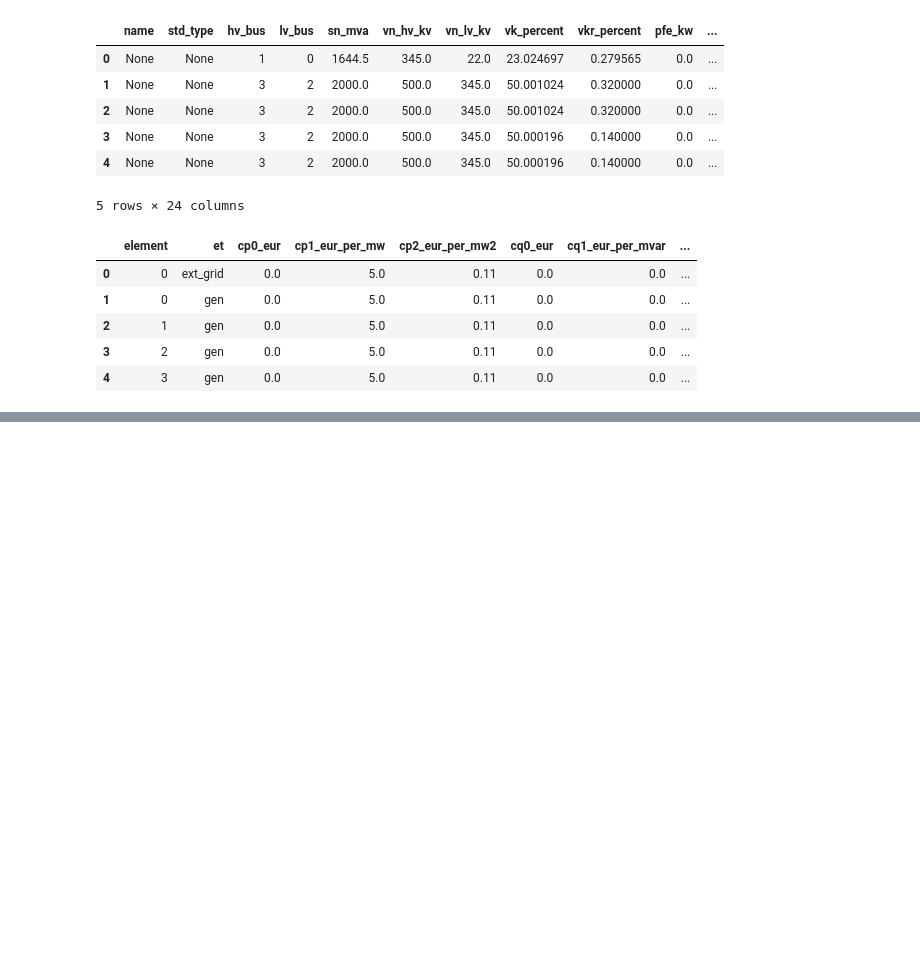
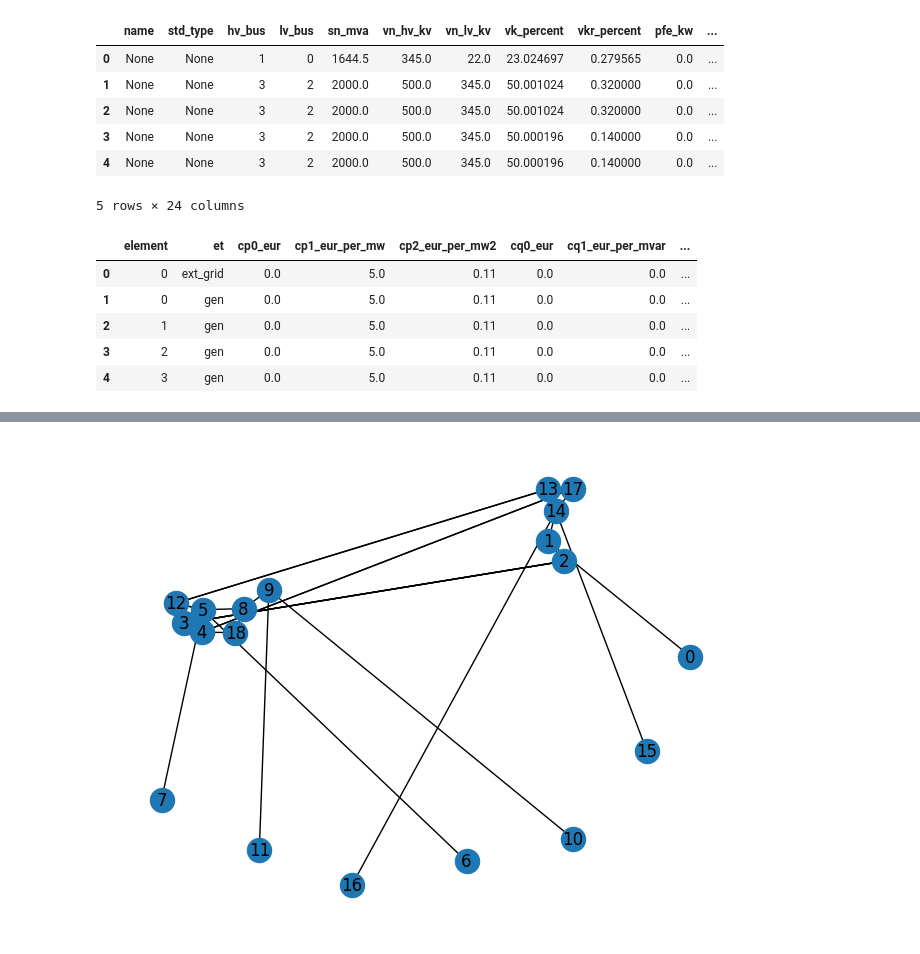
Before and after one commit to cshjin/swmp_ml, a Jupyter notebook: py_script/demo.ipynb, the cells around one changed output, grey strips where cells are left out. Cells and saved outputs as stored; diff of their text form; code cells hidden in the pictures; blank space fills up the shorter version.

```diff
--- a/py_script/demo.ipynb
+++ b/py_script/demo.ipynb
@@ -126,0 +122,16 @@ No or insufficient geodata available --> Creating artificial coordinates. This m
+# %%
+# Scipy isn't able to convert a matpower
+# gmd_src_dataset = scipy.io.loadmat(fn)
+
+# Use this for reference: https://pandapower.readthedocs.io/en/v2.0.0/topology/create_graph.html
+
+# Create networkx graph from pandapower network
+nxgraph_net = pandapower.topology.create_nxgraph(net, include_lines = True)
+
+# Create PyTorch Geometric graph from networkx graph
+pytorch_graph = from_networkx(nxgraph_net)
+# %%
+# Draw out the networkx graph
+nx.draw(nxgraph_net, with_labels=True)
+# %% [output]
+[figure, added]
```
Also changed, not shown: parts of 9 cells of this notebook.
